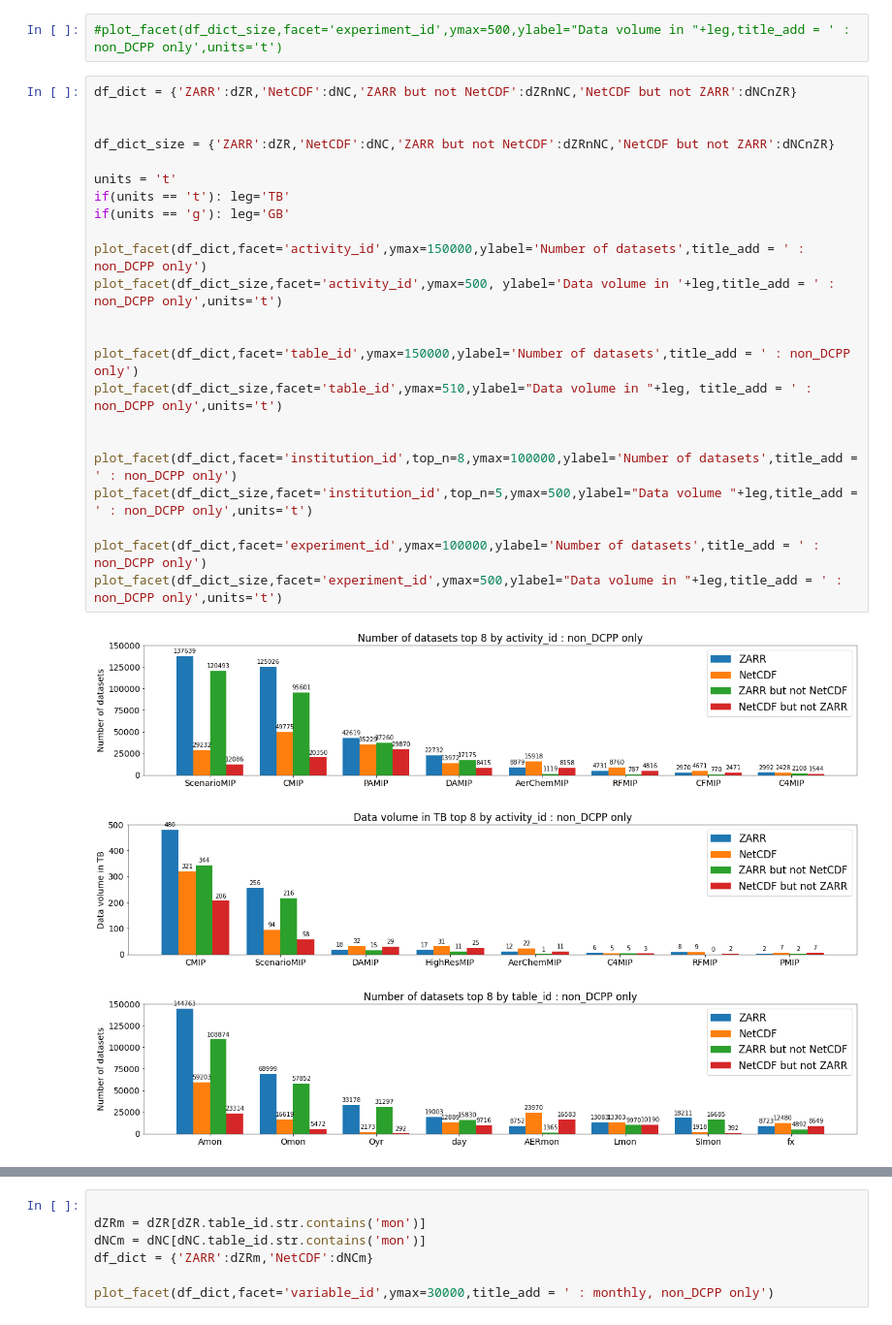
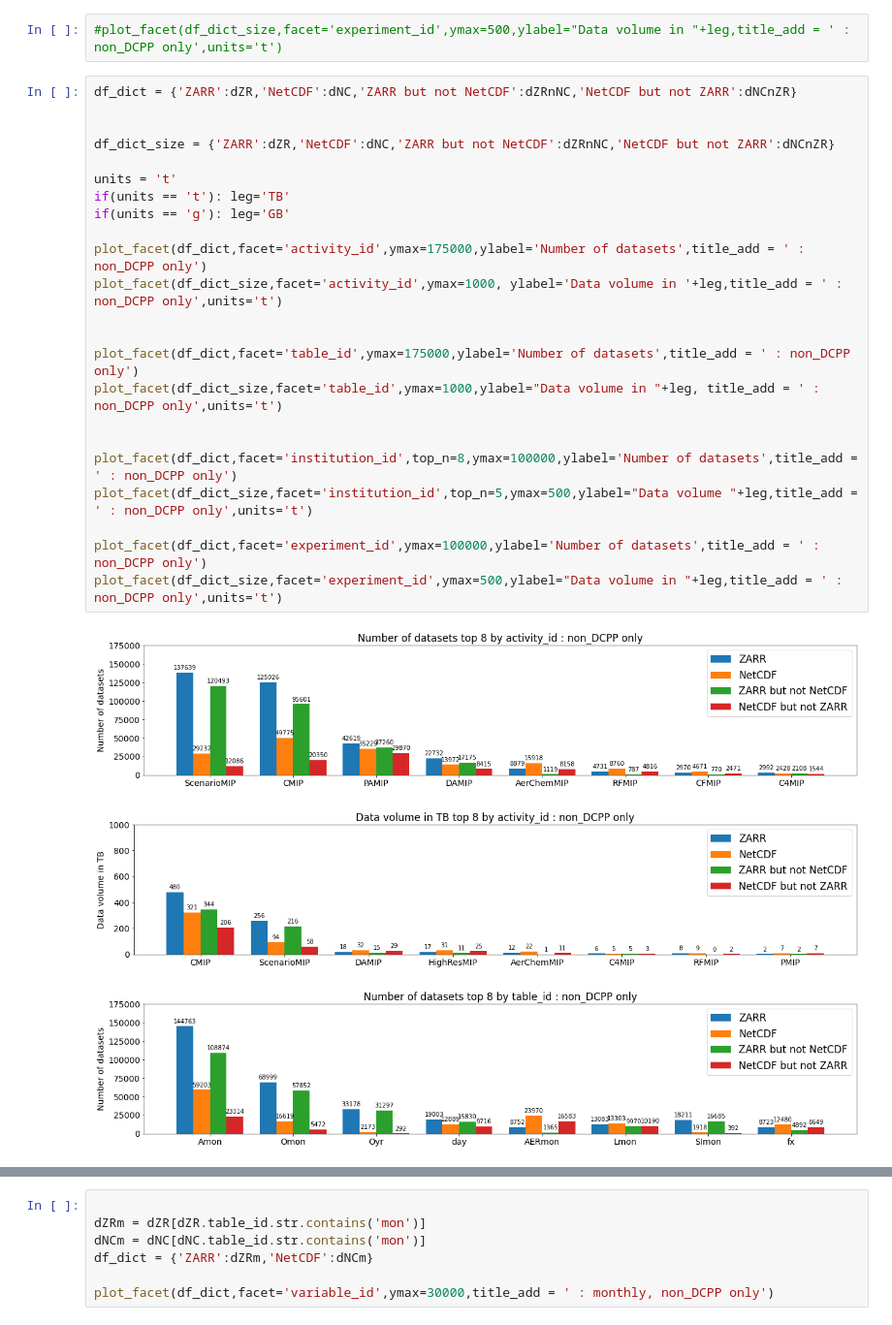
Before and after one commit to aradhakrishnanGFDL/gfdl-aws-analysis, a Jupyter notebook: examples/a1r-CompareAWS-NCvsZarr.ipynb, the cells around one changed output, grey strips where cells are left out. Shown at 97% size. Drawn from its saved outputs; the diff is of its cells as text.

```diff
--- a/examples/a1r-CompareAWS-NCvsZarr.ipynb
+++ b/examples/a1r-CompareAWS-NCvsZarr.ipynb
@@ -345,27 +341,27 @@ def plot_facet(df_dict,facet='table_id',top_n=8,ymax=300000,ylabel='number',titl
 # %%
 df_dict = {'ZARR':dZR,'NetCDF':dNC,'ZARR but not NetCDF':dZRnNC,'NetCDF but not ZARR':dNCnZR}
 
 
 df_dict_size = {'ZARR':dZR,'NetCDF':dNC,'ZARR but not NetCDF':dZRnNC,'NetCDF but not ZARR':dNCnZR}
 
 units = 't'
 if(units == 't'): leg='TB'
 if(units == 'g'): leg='GB'
 
-plot_facet(df_dict,facet='activity_id',ymax=150000,ylabel='Number of datasets',title_add = ' : non_DCPP only')
-plot_facet(df_dict_size,facet='activity_id',ymax=500, ylabel='Data volume in '+leg,title_add = ' : non_DCPP only',units='t')
+plot_facet(df_dict,facet='activity_id',ymax=175000,ylabel='Number of datasets',title_add = ' : non_DCPP only')
+plot_facet(df_dict_size,facet='activity_id',ymax=1000, ylabel='Data volume in '+leg,title_add = ' : non_DCPP only',units='t')
 
 
-plot_facet(df_dict,facet='table_id',ymax=150000,ylabel='Number of datasets',title_add = ' : non_DCPP only')
-plot_facet(df_dict_size,facet='table_id',ymax=510,ylabel="Data volume in "+leg, title_add = ' : non_DCPP only',units='t')
+plot_facet(df_dict,facet='table_id',ymax=175000,ylabel='Number of datasets',title_add = ' : non_DCPP only')
+plot_facet(df_dict_size,facet='table_id',ymax=1000,ylabel="Data volume in "+leg, title_add = ' : non_DCPP only',units='t')
 
 
 plot_facet(df_dict,facet='institution_id',top_n=8,ymax=100000,ylabel='Number of datasets',title_add = ' : non_DCPP only')
 plot_facet(df_dict_size,facet='institution_id',top_n=5,ymax=500,ylabel="Data volume "+leg,title_add = ' : non_DCPP only',units='t')
 
 plot_facet(df_dict,facet='experiment_id',ymax=100000,ylabel='Number of datasets',title_add = ' : non_DCPP only')
 plot_facet(df_dict_size,facet='experiment_id',ymax=500,ylabel="Data volume in "+leg,title_add = ' : non_DCPP only',units='t')
 # %% [output]
-[figure, old version]
+[figure, new version]
-[figure, old version]
+[figure, new version]
-[figure, old version]
+[figure, new version]
```
Also changed, not shown: parts of 4 cells of this notebook.
